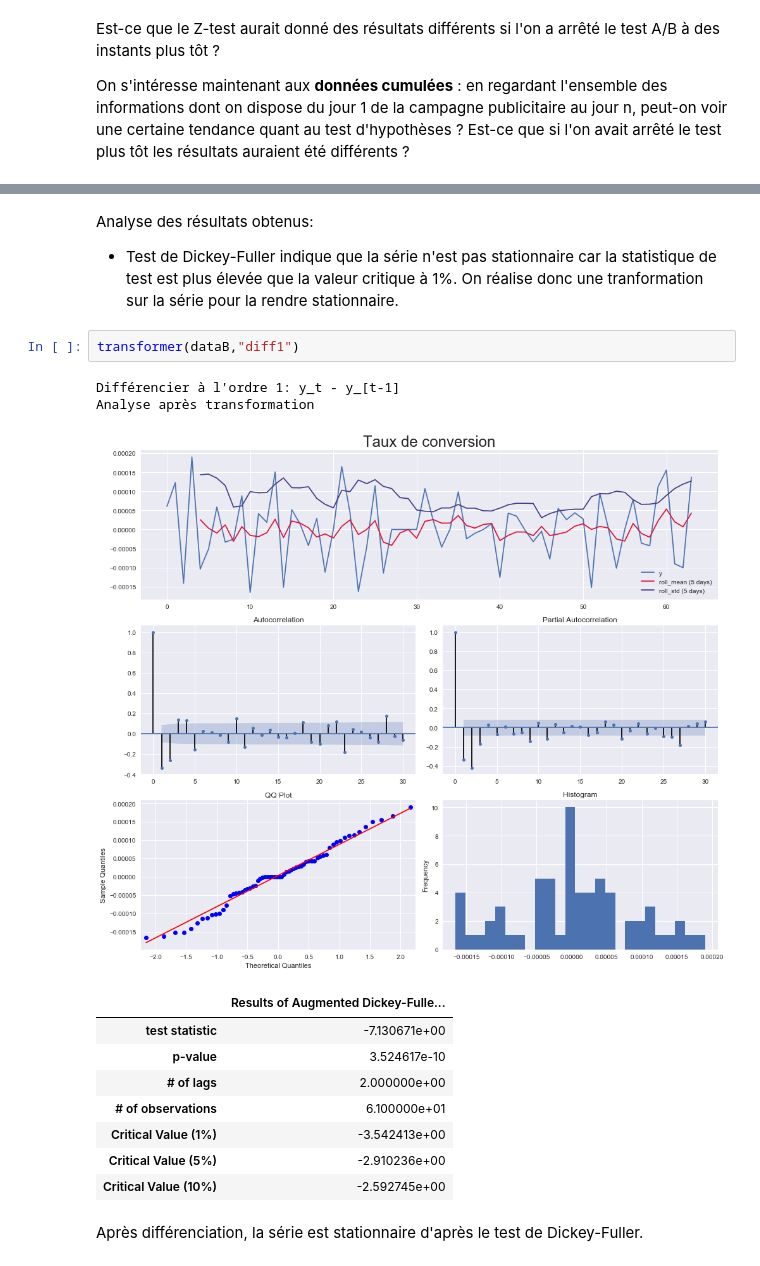
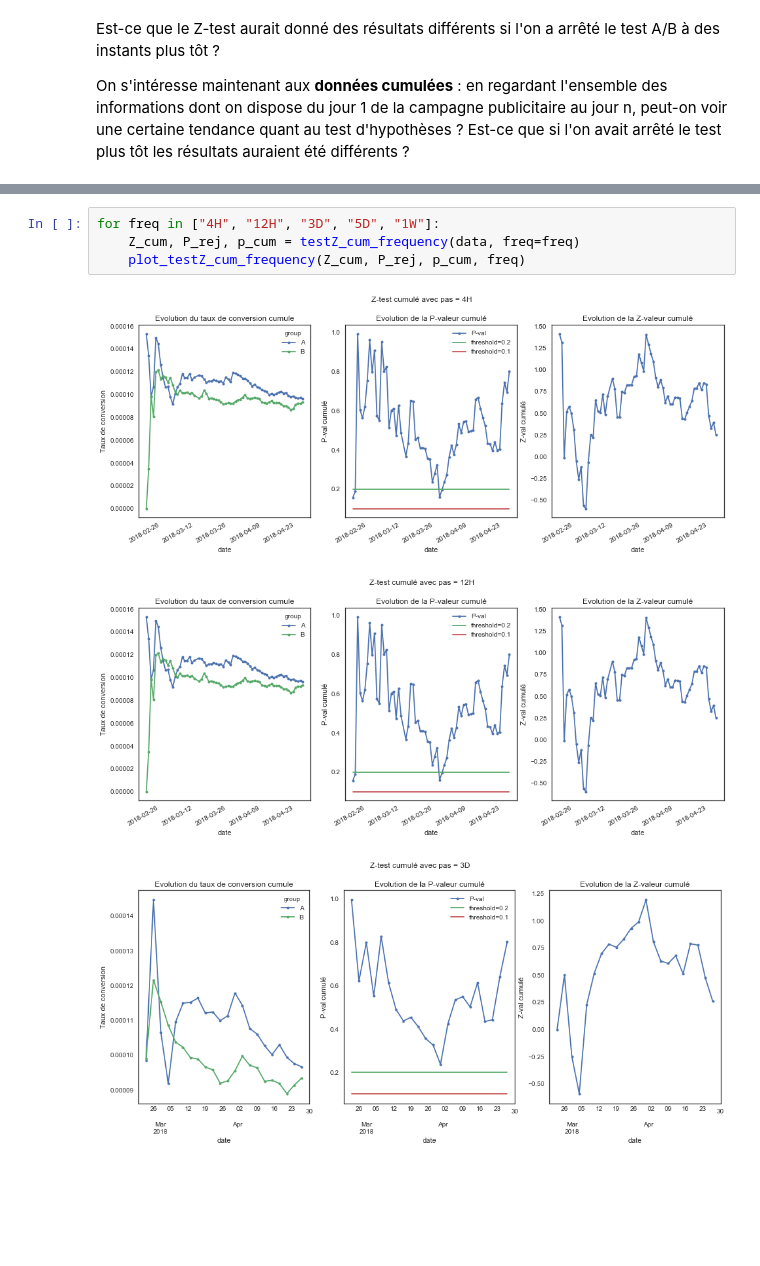
Before and after one commit to mariondechallens/1000mercis, a Jupyter notebook: Analyses/Annonceur1_campagne3_visite_2pages.ipynb, the cells around one changed output, grey strips where cells are left out. Drawn from its saved outputs; the diff is of its cells as text; blank space fills up the shorter version.

```diff
--- a/Analyses/Annonceur1_campagne3_visite_2pages.ipynb
+++ b/Analyses/Annonceur1_campagne3_visite_2pages.ipynb
@@ -219,19 +136,8 @@ Multiplicative seasonality is not appropriate for zero and negative values
-# %% [markdown]
-Analyse des résultats obtenus:
-- Test de Dickey-Fuller indique que la série n'est pas stationnaire car la statistique de test est plus élevée que la valeur critique à 1%. On réalise donc une tranformation sur la série pour la rendre stationnaire.
-# %%
-transformer(dataB,"diff1")
-# %% [output]
-Différencier à l'ordre 1: y_t - y_[t-1]
-Analyse après transformation
-[figure, removed]
-|  | Results of Augmented Dickey-Fulle... |
-| test statistic | -7.130671e+00 |
-| p-value | 3.524617e-10 |
-| # of lags | 2.000000e+00 |
-| # of observations | 6.100000e+01 |
-| Critical Value (1%) | -3.542413e+00 |
-| Critical Value (5%) | -2.910236e+00 |
-| Critical Value (10%) | -2.592745e+00 |
-# %% [markdown]
-Après différenciation, la série est stationnaire d'après le test de Dickey-Fuller.
+# %%
+for freq in ["4H", "12H", "3D", "5D", "1W"]:
+    Z_cum, P_rej, p_cum = testZ_cum_frequency(data, freq=freq)
+    plot_testZ_cum_frequency(Z_cum, P_rej, p_cum, freq)
+# %% [output]
+[figure, added]
+[figure, added]
+[figure, added]
```
Also changed, not shown: parts of 19 cells of this notebook, 3 other files.
